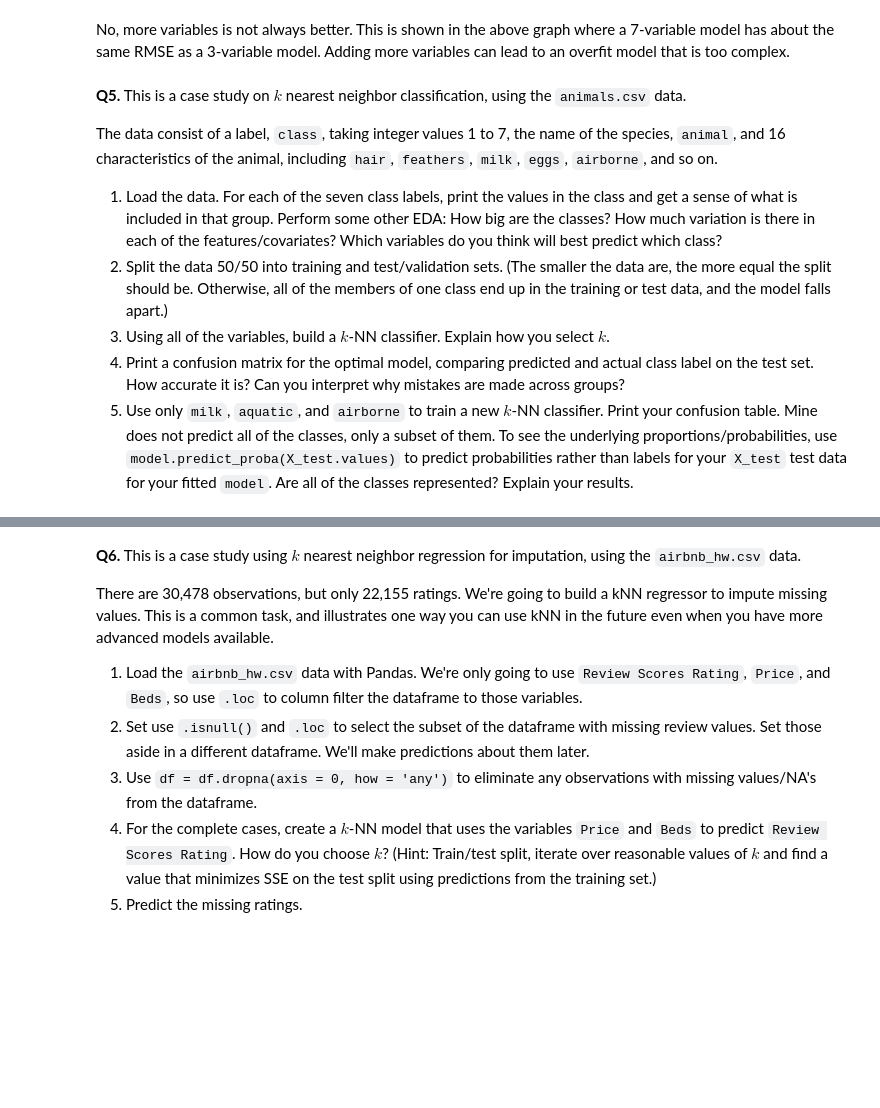
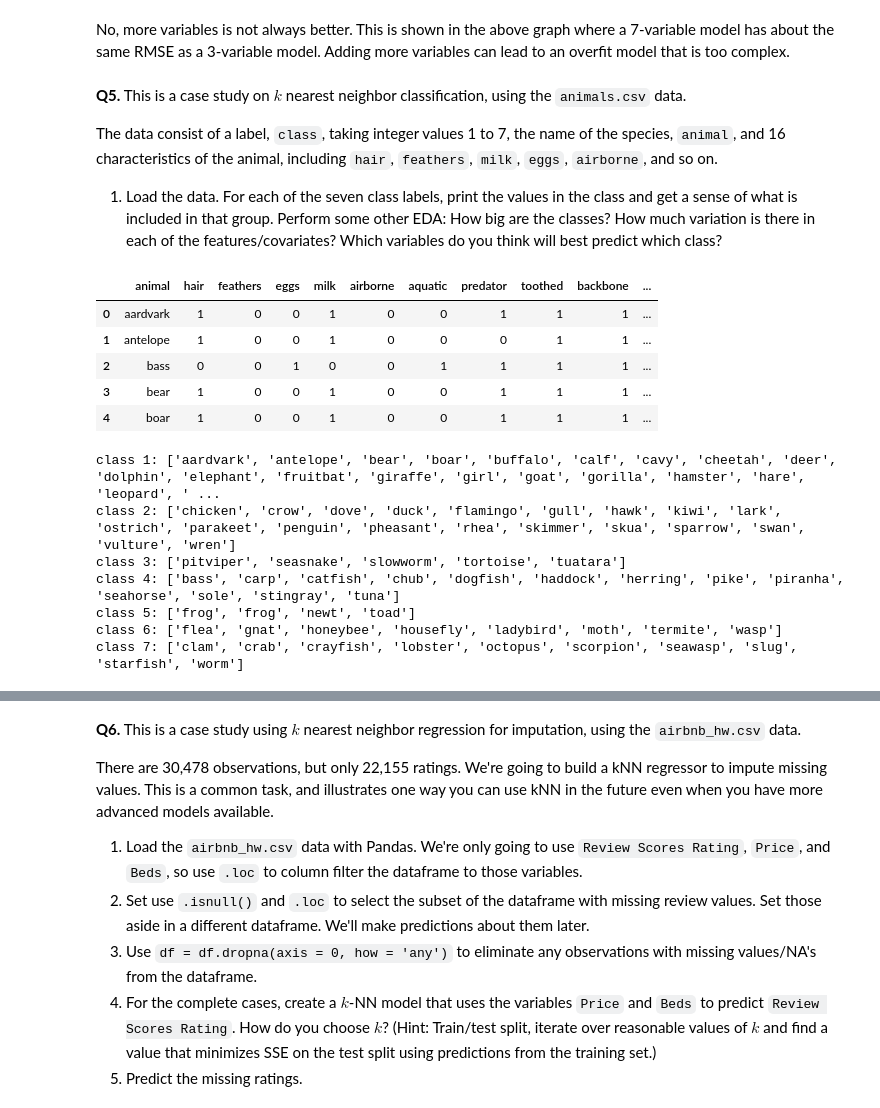
Before and after one commit to syd-nguyen/ds3021-assignments, a Jupyter notebook: assignments/02_assignment_knn.ipynb, the cells around one changed output, grey strips where cells are left out. Drawn from its saved outputs; the diff is of its cells as text; code cells hidden in the pictures; blank space fills up the shorter version.

```diff
--- a/assignments/02_assignment_knn.ipynb
+++ b/assignments/02_assignment_knn.ipynb
@@ -418,7 +418,24 @@ No, more variables is not always better. This is shown in the above graph where
 The data consist of a label, `class`, taking integer values 1 to 7, the name of the species, `animal`, and 16 characteristics of the animal, including `hair`, `feathers`, `milk`, `eggs`, `airborne`, and so on.
 
 1. Load the data. For each of the seven class labels, print the values in the class and get a sense of what is included in that group. Perform some other EDA: How big are the classes? How much variation is there in each of the features/covariates? Which variables do you think will best predict which class?
-2. Split the data 50/50 into training and test/validation sets. (The smaller the data are, the more equal the split should be. Otherwise, all of the members of one class end up in the training or test data, and the model falls apart.)
-3. Using all of the variables, build a $k$-NN classifier. Explain how you select $k$.
-4. Print a confusion matrix for the optimal model, comparing predicted and actual class label on the test set. How accurate it is? Can you interpret why mistakes are made across groups?
-5. Use only `milk`, `aquatic`, and `airborne` to train a new $k$-NN classifier. Print your confusion table. Mine does not predict all of the classes, only a subset of them. To see the underlying proportions/probabilities, use `model.predict_proba(X_test.values)` to predict probabilities rather than labels for your `X_test` test data for your fitted `model`. Are all of the classes represented? Explain your results.
+# %%
+ANIMALS = pd.read_csv('../data/zoo.csv')
+ANIMALS.head()
+# %% [output]
+|  | animal | hair | feathers | eggs | milk | airborne | aquatic | predator | toothed | backbone | ... |
+| 0 | aardvark | 1 | 0 | 0 | 1 | 0 | 0 | 1 | 1 | 1 | ... |
+| 1 | antelope | 1 | 0 | 0 | 1 | 0 | 0 | 0 | 1 | 1 | ... |
+| 2 | bass | 0 | 0 | 1 | 0 | 0 | 1 | 1 | 1 | 1 | ... |
+| 3 | bear | 1 | 0 | 0 | 1 | 0 | 0 | 1 | 1 | 1 | ... |
+| 4 | boar | 1 | 0 | 0 | 1 | 0 | 0 | 1 | 1 | 1 | ... |
+# %%
+for i in range(1, 8):
+    print(f'class {i}:', ANIMALS[ANIMALS['class'] == i]['animal'].tolist())
+# %% [output]
+class 1: ['aardvark', 'antelope', 'bear', 'boar', 'buffalo', 'calf', 'cavy', 'cheetah', 'deer', 'dolphin', 'elephant', 'fruitbat', 'giraffe', 'girl', 'goat', 'gorilla', 'hamster', 'hare', 'leopard', ' ...
+class 2: ['chicken', 'crow', 'dove', 'duck', 'flamingo', 'gull', 'hawk', 'kiwi', 'lark', 'ostrich', 'parakeet', 'penguin', 'pheasant', 'rhea', 'skimmer', 'skua', 'sparrow', 'swan', 'vulture', 'wren']
+class 3: ['pitviper', 'seasnake', 'slowworm', 'tortoise', 'tuatara']
+class 4: ['bass', 'carp', 'catfish', 'chub', 'dogfish', 'haddock', 'herring', 'pike', 'piranha', 'seahorse', 'sole', 'stingray', 'tuna']
+class 5: ['frog', 'frog', 'newt', 'toad']
+class 6: ['flea', 'gnat', 'honeybee', 'housefly', 'ladybird', 'moth', 'termite', 'wasp']
+class 7: ['clam', 'crab', 'crayfish', 'lobster', 'octopus', 'scorpion', 'seawasp', 'slug', 'starfish', 'worm']
```
Also changed, not shown: parts of 15 cells of this notebook.
